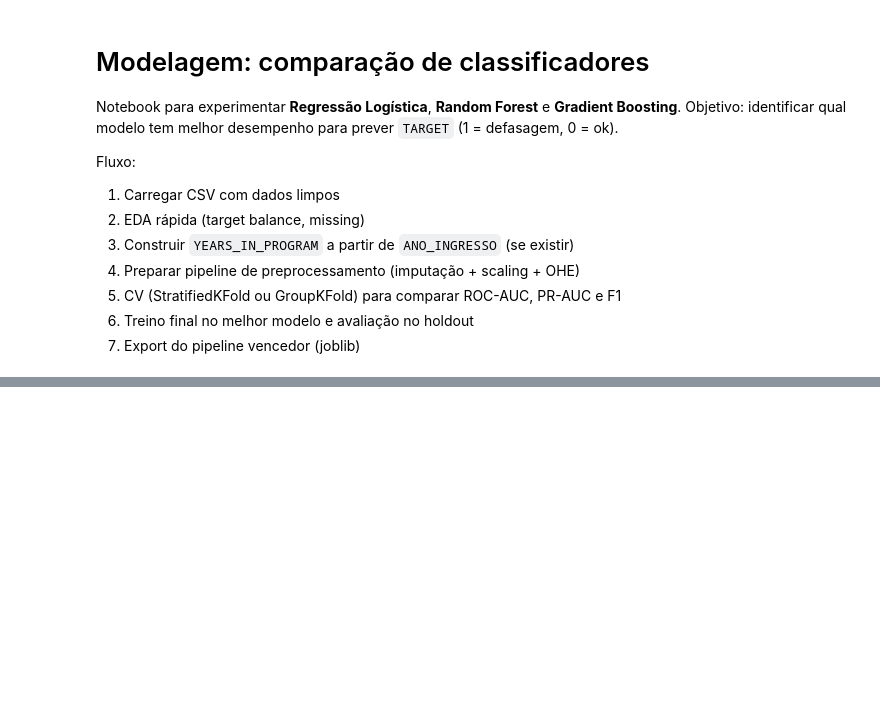
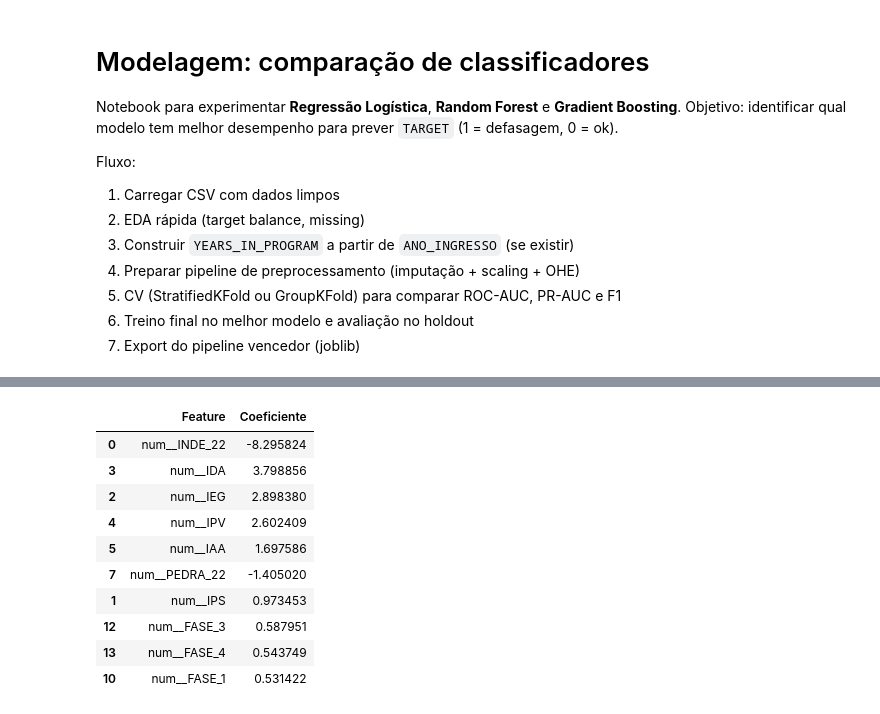
Before and after one commit to marcelotmalta/Dataton, a Jupyter notebook: notebooks/modelos.ipynb, the cells around one changed output, grey strips where cells are left out. Drawn from its saved outputs; the diff is of its cells as text; code cells hidden in the pictures; blank space fills up the shorter version.

```diff
--- a/notebooks/modelos.ipynb
+++ b/notebooks/modelos.ipynb
@@ -592,0 +645,74 @@ shap.summary_plot(shap_values, X_test_trans, feature_names=feature_names)
+# %%
+import shap
+import pandas as pd
+import scipy.sparse
+import numpy as np
+
+# A. Análise de Coeficientes (Global)
+print("Transformando dados de treino...")
+# Ajustamos o preprocessor e obtemos os dados transformados
+X_train_transformed = preprocessor.fit_transform(X_train, y_train)
+
+# PROTEÇÃO CONTRA ERRO: Converter matriz esparsa para densa (numpy array)
+# O SHAP frequentemente falha com matrizes esparsas (geradas pelo OneHotEncoder)
+if scipy.sparse.issparse(X_train_transformed):
+    X_train_transformed = X_train_transformed.toarray()
+
+# Treinar Regressão Logística para explicação usando os dados transformados
+modelo_para_explicar = LogisticRegression(C=1.0, max_iter=1000).fit(
+    X_train_transformed,
+    y_train
+)
+
+# Nomes das features
+try:
+    # Tenta usar o método nativo do sklearn (mais seguro)
+    feature_names = list(preprocessor.get_feature_names_out())
+except AttributeError:
+    # Fallback apenas se a versão do sklearn for muito antiga
+    try:
+        feature_names = get_feature_names(preprocessor)
+    except:
+        feature_names = [f"feat_{i}" for i in range(X_train_transformed.shape[1])]
+
+# Ajuste de segurança final: se o número de nomes não bater, gerar genéricos
+if len(feature_names) != X_train_transformed.shape[1]:
+    print(f"Aviso: {len(feature_names)} nomes encontrados para {X_train_transformed.shape[1]} colunas. Usando nomes genéricos.")
+    feature_names = [f"feature_{i}" for i in range(X_train_transformed.shape[1])]
+
+# Criar DataFrame de coeficientes
+try:
+    coef_df = pd.DataFrame({
+        'Feature': feature_names,
+        'Coeficiente': modelo_para_explicar.coef_[0]
+    }).sort_values(by='Coeficiente', key=abs, ascending=False)
+
+    print("Top 10 Features mais impactantes (Coeficientes):")
+    display(coef_df.head(10))
+except Exception as e:
+    print(f"Não foi possível exibir tabela de coeficientes: {e}")
+
+# B. SHAP (LinearExplainer)
+print("\nIniciando cálculo do SHAP...")
+try:
+    # Transformar dados de teste
+    X_test_trans = preprocessor.transform(X_test)
+
+    # Converter teste também para denso, se necessário
+    if scipy.sparse.issparse(X_test_trans):
+        X_test_trans = X_test_trans.toarray()
+
+    # Resumir dados de fundo (background) usando kmeans nos dados DENSOS
+    # Usamos 10 centróides para performance (o cálculo é pesado)
+    background = shap.kmeans(X_train_transformed, 10)
+
+    explainer = shap.LinearExplainer(modelo_para_explicar, background)
+    shap_values = explainer.shap_values(X_test_trans)
+
+    print("SHAP Summary Plot (Impacto na decisão):")
+    shap.summary_plot(shap_values, X_test_trans, feature_names=feature_names)
+except Exception as e:
+    print(f"Erro ao gerar gráfico SHAP: {e}")
+    import traceback
+    traceback.print_exc()
+# %% [output]
@@ -592,0 +721,11 @@ shap.summary_plot(shap_values, X_test_trans, feature_names=feature_names)
+|  | Feature | Coeficiente |
+| 0 | num__INDE_22 | -8.295824 |
+| 3 | num__IDA | 3.798856 |
+| 2 | num__IEG | 2.898380 |
+| 4 | num__IPV | 2.602409 |
+| 5 | num__IAA | 1.697586 |
+| 7 | num__PEDRA_22 | -1.405020 |
+| 1 | num__IPS | 0.973453 |
+| 12 | num__FASE_3 | 0.587951 |
+| 13 | num__FASE_4 | 0.543749 |
+| 10 | num__FASE_1 | 0.531422 |
```
Also changed, not shown: parts of 15 cells of this notebook.
